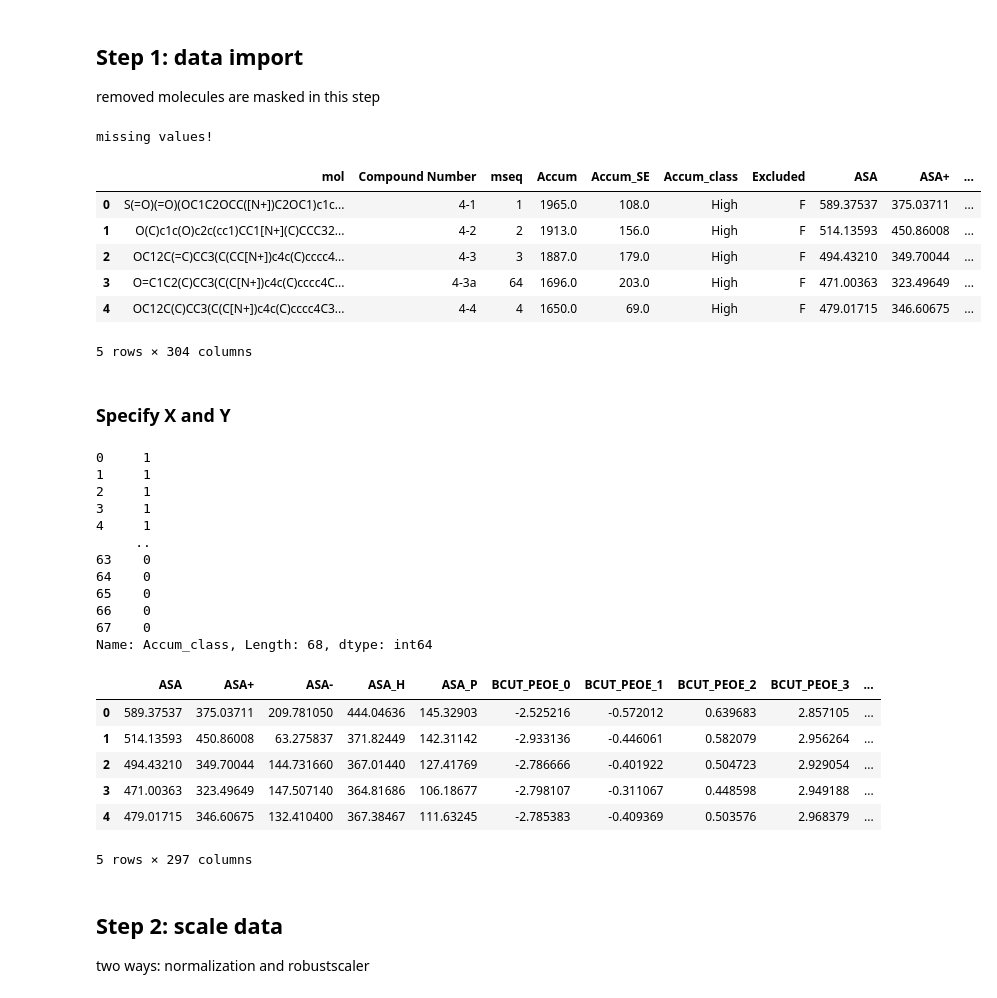
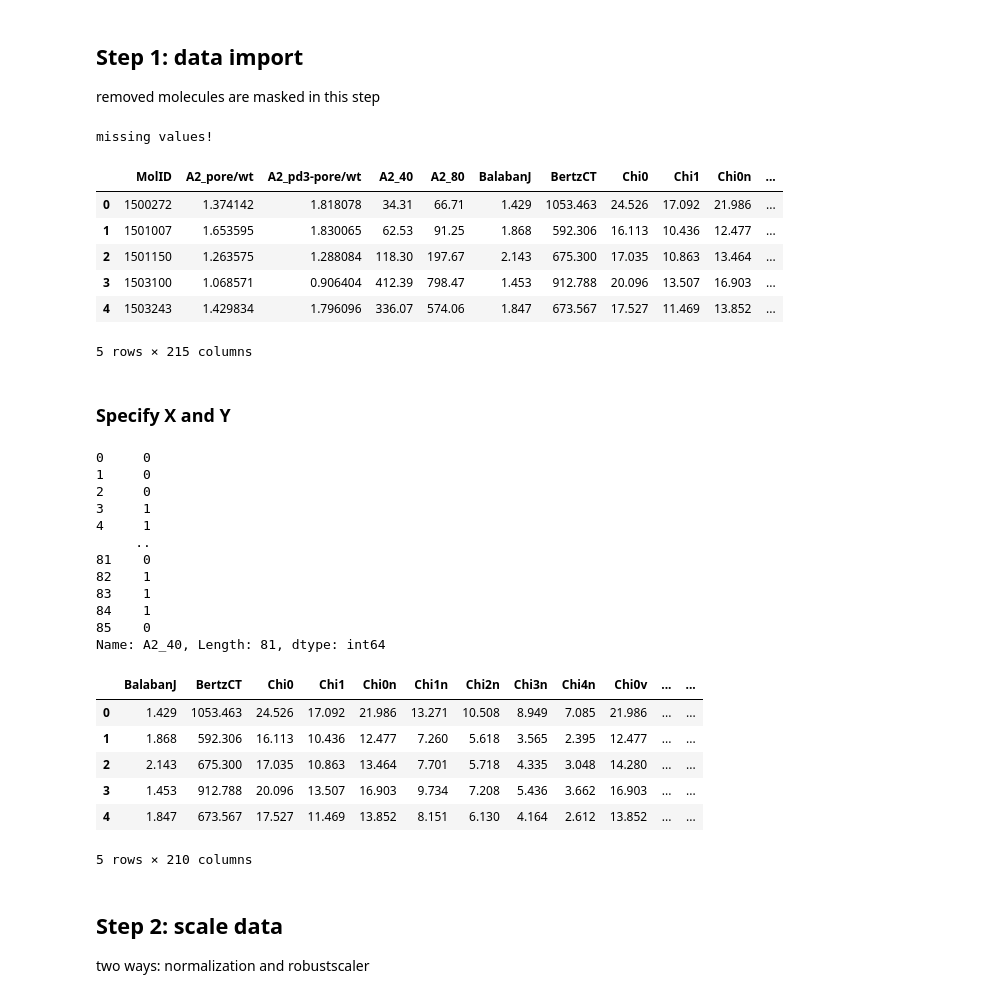
Before and after one commit to yshen25/EPI_ML, a Jupyter notebook: ML_test.ipynb, the cells around one changed output. Saved outputs shown, nothing was run; the diff lists cells and outputs as text; code cells hidden in the pictures.

```diff
--- a/ML.ipynb
+++ b/ML_test.ipynb
@@ -4,54 +4,54 @@ removed molecules are masked in this step
 # %%
 #load pandas and numpy modules
 import os
 import pandas as pd
 import numpy as np
 import matplotlib.pyplot as plt
 
 #read raw data
-df = pd.read_csv('merged_data.csv')
+df = pd.read_csv('Book1.csv')
 
 if df.isnull().values.any():
     print ('missing values!')
     #raise ValueError
 else:
     print('pass')
 
-#removed_mol = ["ASD007", "ASD012", "ASD019", "ASD021", "D372-0163"]
-#df = df[~df['MolID'].isin(removed_mol)]
+removed_mol = ["ASD007", "ASD012", "ASD019", "ASD021", "D372-0163"]
+df = df[~df['MolID'].isin(removed_mol)]
 
 df.head()
 # %% [output]
 missing values!
-|  | mol | Compound Number | mseq | Accum | Accum_SE | Accum_class | Excluded | ASA | ASA+ | ... |
-| 0 | S(=O)(=O)(OC1C2OCC([N+])C2OC1)c1c... | 4-1 | 1 | 1965.0 | 108.0 | High | F | 589.37537 | 375.03711 | ... |
-| 1 | O(C)c1c(O)c2c(cc1)CC1[N+](C)CCC32... | 4-2 | 2 | 1913.0 | 156.0 | High | F | 514.13593 | 450.86008 | ... |
-| 2 | OC12C(=C)CC3(C(CC[N+])c4c(C)cccc4... | 4-3 | 3 | 1887.0 | 179.0 | High | F | 494.43210 | 349.70044 | ... |
-| 3 | O=C1C2(C)CC3(C(C[N+])c4c(C)cccc4C... | 4-3a | 64 | 1696.0 | 203.0 | High | F | 471.00363 | 323.49649 | ... |
-| 4 | OC12C(C)CC3(C(C[N+])c4c(C)cccc4C3... | 4-4 | 4 | 1650.0 | 69.0 | High | F | 479.01715 | 346.60675 | ... |
+|  | MolID | A2_pore/wt | A2_pd3-pore/wt | A2_40 | A2_80 | BalabanJ | BertzCT | Chi0 | Chi1 | Chi0n | ... |
+| 0 | 1500272 | 1.374142 | 1.818078 | 34.31 | 66.71 | 1.429 | 1053.463 | 24.526 | 17.092 | 21.986 | ... |
+| 1 | 1501007 | 1.653595 | 1.830065 | 62.53 | 91.25 | 1.868 | 592.306 | 16.113 | 10.436 | 12.477 | ... |
+| 2 | 1501150 | 1.263575 | 1.288084 | 118.30 | 197.67 | 2.143 | 675.300 | 17.035 | 10.863 | 13.464 | ... |
+| 3 | 1503100 | 1.068571 | 0.906404 | 412.39 | 798.47 | 1.453 | 912.788 | 20.096 | 13.507 | 16.903 | ... |
+| 4 | 1503243 | 1.429834 | 1.796096 | 336.07 | 574.06 | 1.847 | 673.567 | 17.527 | 11.469 | 13.852 | ... |
-5 rows × 304 columns
+5 rows × 215 columns
 # %% [markdown]
 ### Specify X and Y
 # %%
-Y = df.iloc[:,5]
+Y = df.iloc[:,3]
 Y = Y.dropna() # drop row if NaN in Y
-b_class = {'Low': 0, 'High': 1}
-Yb = Y.map(b_class)
-#Yb = (Y > np.median(Y)).astype(int) # binary classification split by median
+#b_class = {'Low': 0, 'High': 1}
+#Yb = Y.map(b_class)
+Yb = (Y > np.median(Y)).astype(int) # binary classification split by median
 Yb#.sum()
 # %% [output]
-0     1
-1     1
-2     1
+0     0
+1     0
+2     0
 3     1
 4     1
      ..
-63    0
-64    0
-65    0
-66    0
-67    0
-Name: Accum_class, Length: 68, dtype: int64
+81    0
+82    1
+83    1
+84    1
+85    0
+Name: A2_40, Length: 81, dtype: int64
 # %%
 # y_column = 'PAO1_A2_80'
 # PAO1_A1_s/PAO1_A2_s
@@ -63,17 +63,17 @@ Name: Accum_class, Length: 68, dtype: int64
 #Y = df[y_column].apply(lambda x:0 if x < threshold else 1)
 #X_raw = df.iloc[:,5:]
 #df.insert(loc=5, column="Y", value=Y)
-X_raw = df.iloc[:,7:]
-X_raw = X_raw.drop(index=NANrow)
+X_raw = df.iloc[:,5:]
+#X_raw = X_raw.drop(index=NANrow)
 X_raw.head()
 # %% [output]
-|  | ASA | ASA+ | ASA- | ASA_H | ASA_P | BCUT_PEOE_0 | BCUT_PEOE_1 | BCUT_PEOE_2 | BCUT_PEOE_3 | ... |
-| 0 | 589.37537 | 375.03711 | 209.781050 | 444.04636 | 145.32903 | -2.525216 | -0.572012 | 0.639683 | 2.857105 | ... |
-| 1 | 514.13593 | 450.86008 | 63.275837 | 371.82449 | 142.31142 | -2.933136 | -0.446061 | 0.582079 | 2.956264 | ... |
-| 2 | 494.43210 | 349.70044 | 144.731660 | 367.01440 | 127.41769 | -2.786666 | -0.401922 | 0.504723 | 2.929054 | ... |
-| 3 | 471.00363 | 323.49649 | 147.507140 | 364.81686 | 106.18677 | -2.798107 | -0.311067 | 0.448598 | 2.949188 | ... |
-| 4 | 479.01715 | 346.60675 | 132.410400 | 367.38467 | 111.63245 | -2.785383 | -0.409369 | 0.503576 | 2.968379 | ... |
+|  | BalabanJ | BertzCT | Chi0 | Chi1 | Chi0n | Chi1n | Chi2n | Chi3n | Chi4n | Chi0v | ... | ... |
+| 0 | 1.429 | 1053.463 | 24.526 | 17.092 | 21.986 | 13.271 | 10.508 | 8.949 | 7.085 | 21.986 | ... | ... |
+| 1 | 1.868 | 592.306 | 16.113 | 10.436 | 12.477 | 7.260 | 5.618 | 3.565 | 2.395 | 12.477 | ... | ... |
+| 2 | 2.143 | 675.300 | 17.035 | 10.863 | 13.464 | 7.701 | 5.718 | 4.335 | 3.048 | 14.280 | ... | ... |
+| 3 | 1.453 | 912.788 | 20.096 | 13.507 | 16.903 | 9.734 | 7.208 | 5.436 | 3.662 | 16.903 | ... | ... |
+| 4 | 1.847 | 673.567 | 17.527 | 11.469 | 13.852 | 8.151 | 6.130 | 4.164 | 2.612 | 13.852 | ... | ... |
-5 rows × 297 columns
+5 rows × 210 columns
 # %% [markdown]
 ## Step 2: scale data
 two ways: normalization and robustscaler
```
Also changed, not shown: parts of 4 cells of this notebook, 3 other files.
